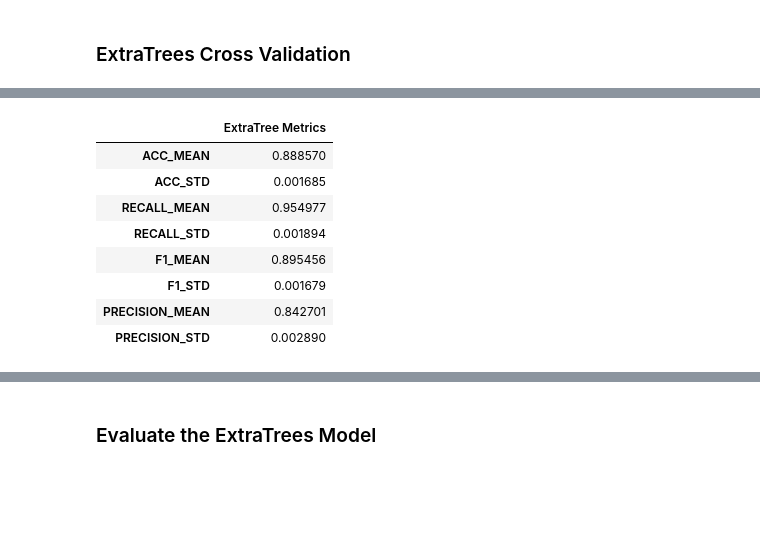
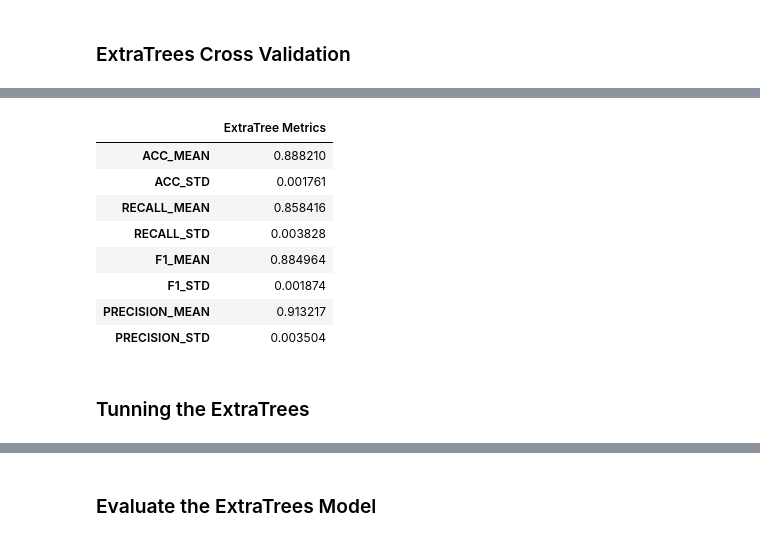
Before and after one commit to bruno154/health_insurence_cross_sell_project, a Jupyter notebook: pa004_health_insurance_cross_sell.ipynb, the cells around one changed output, grey strips where cells are left out. Drawn from its saved outputs; the diff is of its cells as text; code cells hidden in the pictures; blank space fills up the shorter version.

```diff
--- a/pa004_health_insurance_cross_sell.ipynb
+++ b/pa004_health_insurance_cross_sell.ipynb
@@ -1268,16 +1423,16 @@ Xtest.drop(['id','annual_premium'], axis=1, inplace=True)
 # %%
 # Encoding categoricals
-categoricals = Xtrain.select_dtypes(include = ['object']).columns.to_list()
+categoricals = train_data.select_dtypes(include = ['object']).columns.to_list()
 
 # Encoder
 enc = OrdinalEncoder()
 
 for cat in categoricals:
-    Xtrain[cat] = enc.fit_transform(np.array(Xtrain[cat]).reshape(-1,1))
-    Xtest[cat] = enc.fit_transform(np.array(Xtest[cat]).reshape(-1,1))
+    train_data[cat] = enc.fit_transform(np.array(train_data[cat]).reshape(-1,1))
+    test_data[cat] = enc.fit_transform(np.array(test_data[cat]).reshape(-1,1))
 # %%
 # Standart Scaler variaveis numericas
-numericals = Xtrain.select_dtypes(include = ['int64', 'float64']).columns.to_list()
+numericals = train_data.select_dtypes(include = ['int64', 'float64']).columns.to_list()
 numericals.remove('annual_premium_brl')
 
 # Scaler
@@ -1285,13 +1440,13 @@ scaler = StandardScaler()
 
 # Encoding
 for num in numericals:
-    Xtrain[num] = scaler.fit_transform(np.array(Xtrain[num]).reshape(-1,1))
-    Xtest[num] = scaler.fit_transform(np.array(Xtest[num]).reshape(-1,1))
+    train_data[num] = scaler.fit_transform(np.array(train_data[num]).reshape(-1,1))
+    test_data[num] = scaler.fit_transform(np.array(test_data[num]).reshape(-1,1))
 
 # RobusScaler
 var = 'annual_premium_brl'
 rscaler = RobustScaler()
 
 # Encoding
-Xtrain[var] = rscaler.fit_transform(np.array(Xtrain[var]).reshape(-1,1))
-Xtest[var] = rscaler.fit_transform(np.array(Xtest[var]).reshape(-1,1))
+train_data[var] = rscaler.fit_transform(np.array(train_data[var]).reshape(-1,1))
+test_data[var] = rscaler.fit_transform(np.array(test_data[var]).reshape(-1,1))
@@ -1311,7 +1453,11 @@ Xtrain.head()
 # %%
-%%time
+# X and y
+X_train = train_data
+X_test = test_data
+
+
 # Balancing the data
-smt = SMOTETomek(sampling_strategy='minority' ,random_state=42, n_jobs=-1)
+smt = SMOTETomek(sampling_strategy='minority' ,random_state=42)
 
-Xtrain_tomek, ytrain_tomek = smt.fit_resample(Xtrain, ytrain)
-Xvalid_tomek, yvalid_tomek = smt.fit_resample(Xtest, ytest)
+Xtrain_smt, ytrain_smt = smt.fit_resample(X_train, y_train)
+Xvalid_smt, yvalid_smt = smt.fit_resample(X_test, y_test)
@@ -1541,2 +1516,12 @@ X_subset.head()
+# %%
+# Train data
+X_subset['target'] = ytrain_smt
+
+# Sampling due memory problems
+data_train = X_subset.sample(200000)
+
+# Test data
+data_test = Xvalid_smt.copy()
+data_test['target'] = yvalid_smt
 # %% [markdown]
 # Machine Learning Models
@@ -1550,6 +1583,6 @@ X=data_train.drop('target', axis=1)
 y=data_train.target
 
 # Evaluation with cross validation function
-painel, ExtraTreeModel = Mycross_validation(X=X_subset, y=ytrain_smt, model=ExtraTreesClassifier())
+painel, ExtraTreeModel = cross_val_ExtraTree(X=X, y=y)
 painel
 # %% [output]
@@ -1558,9 +1591,11 @@ Wall time: 5min 23s
 |  | ExtraTree Metrics |
-| ACC_MEAN | 0.888570 |
-| ACC_STD | 0.001685 |
-| RECALL_MEAN | 0.954977 |
-| RECALL_STD | 0.001894 |
-| F1_MEAN | 0.895456 |
-| F1_STD | 0.001679 |
-| PRECISION_MEAN | 0.842701 |
-| PRECISION_STD | 0.002890 |
+| ACC_MEAN | 0.888210 |
+| ACC_STD | 0.001761 |
+| RECALL_MEAN | 0.858416 |
+| RECALL_STD | 0.003828 |
+| F1_MEAN | 0.884964 |
+| F1_STD | 0.001874 |
+| PRECISION_MEAN | 0.913217 |
+| PRECISION_STD | 0.003504 |
+# %% [markdown]
+### Tunning the ExtraTrees
```
Also changed, not shown: parts of 65 cells of this notebook, 6 other files.
